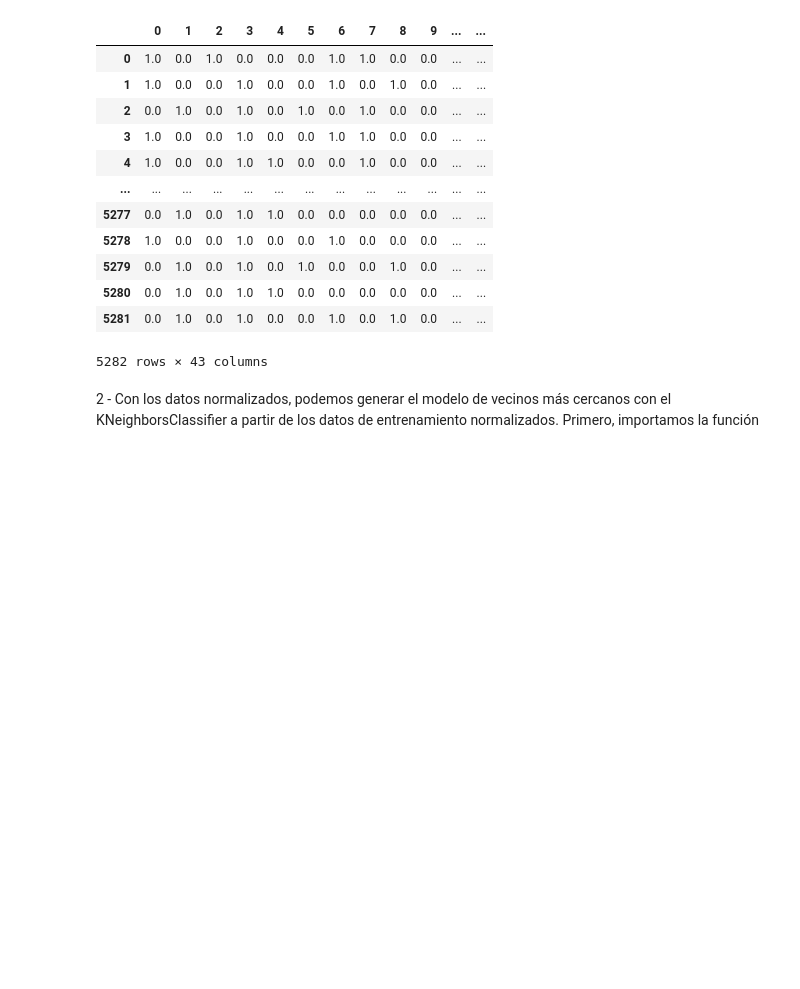
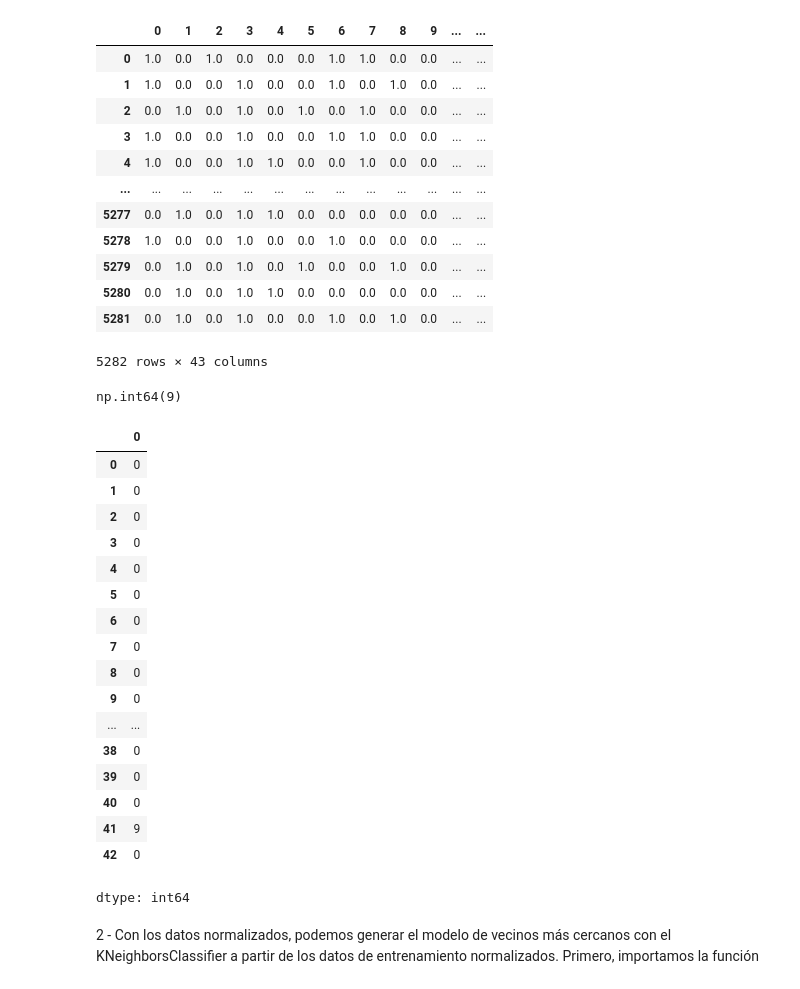
Before and after one commit to Ivan8Garcia/challenge-data-science, a Jupyter notebook: TelecomX_Parte2.ipynb, the cells around one changed output. Cells and saved outputs as stored; diff of their text form; code cells hidden in the pictures; blank space fills up the shorter version.

```diff
--- a/TelecomX_Parte2.ipynb
+++ b/TelecomX_Parte2.ipynb
@@ -159,12 +159,7 @@ one_hot_enc = make_column_transformer(
     sparse_threshold=0,
     force_int_remainder_cols=False)
 # %%
-# Apply one-hot encoding to the entire dataset X
+columnas = X.columns
 X = one_hot_enc.fit_transform(X)
-
-# Convert the result back to a DataFrame
-X = pd.DataFrame(X, columns=one_hot_enc.get_feature_names_out())
-
-display(X.head())
-display(X.dtypes)
+X = pd.DataFrame(X, columns=one_hot_enc.get_feature_names_out(columnas))
 # %% [output]
@@ -254,6 +237,38 @@ pd.DataFrame(X_train_normalizado)
 | 5280 | 0.0 | 1.0 | 0.0 | 1.0 | 1.0 | 0.0 | 0.0 | 0.0 | 0.0 | 0.0 | ... | ... |
 | 5281 | 0.0 | 1.0 | 0.0 | 1.0 | 0.0 | 0.0 | 1.0 | 0.0 | 1.0 | 0.0 | ... | ... |
 5282 rows × 43 columns
+# %%
+import numpy as np
+#Esto devolverá todas las filas que contienen al menos un valor faltante.
+np.isnan(X_train_normalizado).sum()
+# %% [output]
+np.int64(9)
+# %%
+#Si ya normalizaste los datos y quieres verificar:
+
+#Esto te dice cuántos valores NaN hay en el array después de la normalización.
+
+#Si X_train_normalizado todavía es un DataFrame:
+pd.DataFrame(X_train_normalizado).isnull().sum()
+# %% [output]
+|  | 0 |
+| 0 | 0 |
+| 1 | 0 |
+| 2 | 0 |
+| 3 | 0 |
+| 4 | 0 |
+| 5 | 0 |
+| 6 | 0 |
+| 7 | 0 |
+| 8 | 0 |
+| 9 | 0 |
+| ... | ... |
+| 38 | 0 |
+| 39 | 0 |
+| 40 | 0 |
+| 41 | 9 |
+| 42 | 0 |
+dtype: int64
 # %% [markdown]
 2 - Con los datos normalizados, podemos generar el modelo de vecinos más cercanos con el KNeighborsClassifier a partir de los datos de entrenamiento normalizados. Primero, importamos la función
 # %%
```
Also changed, not shown: parts of 1 cell of this notebook.
